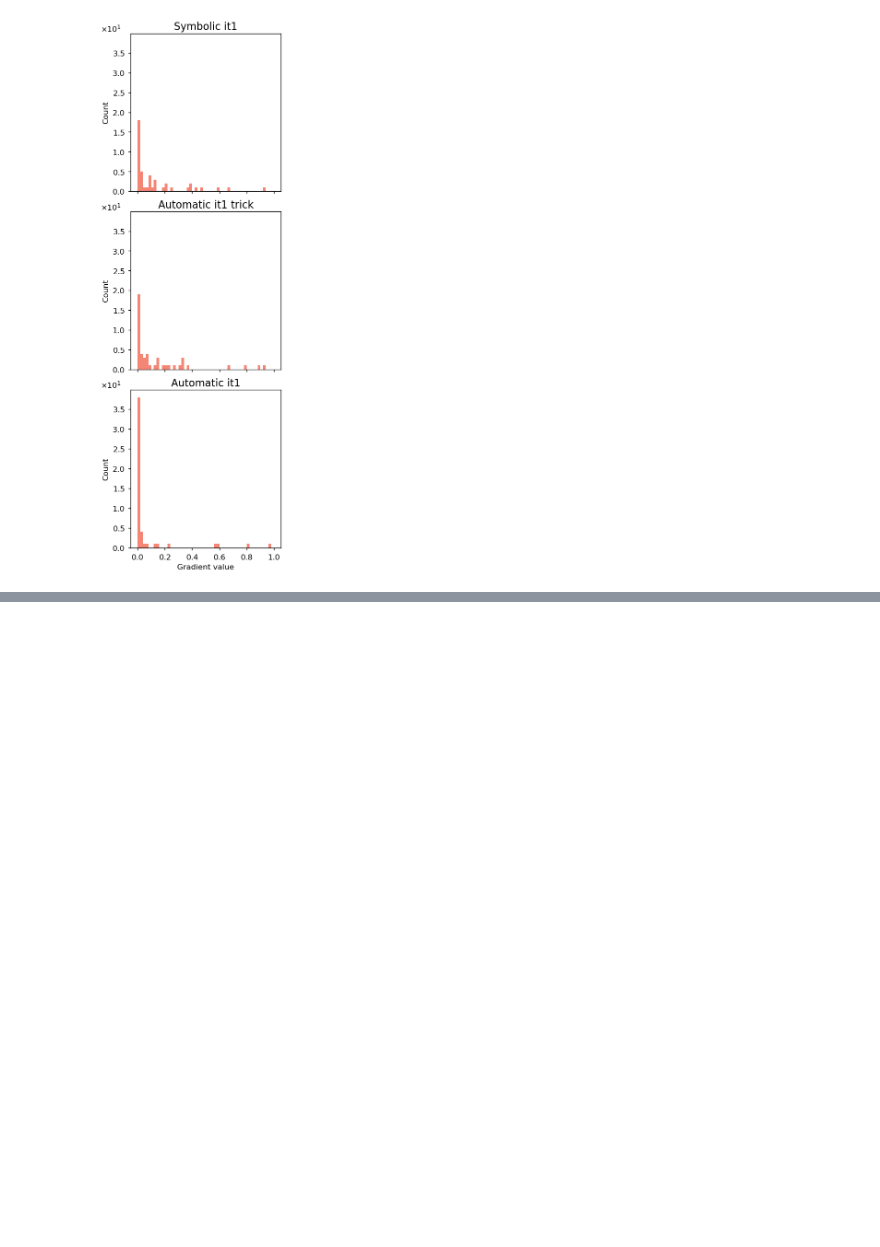
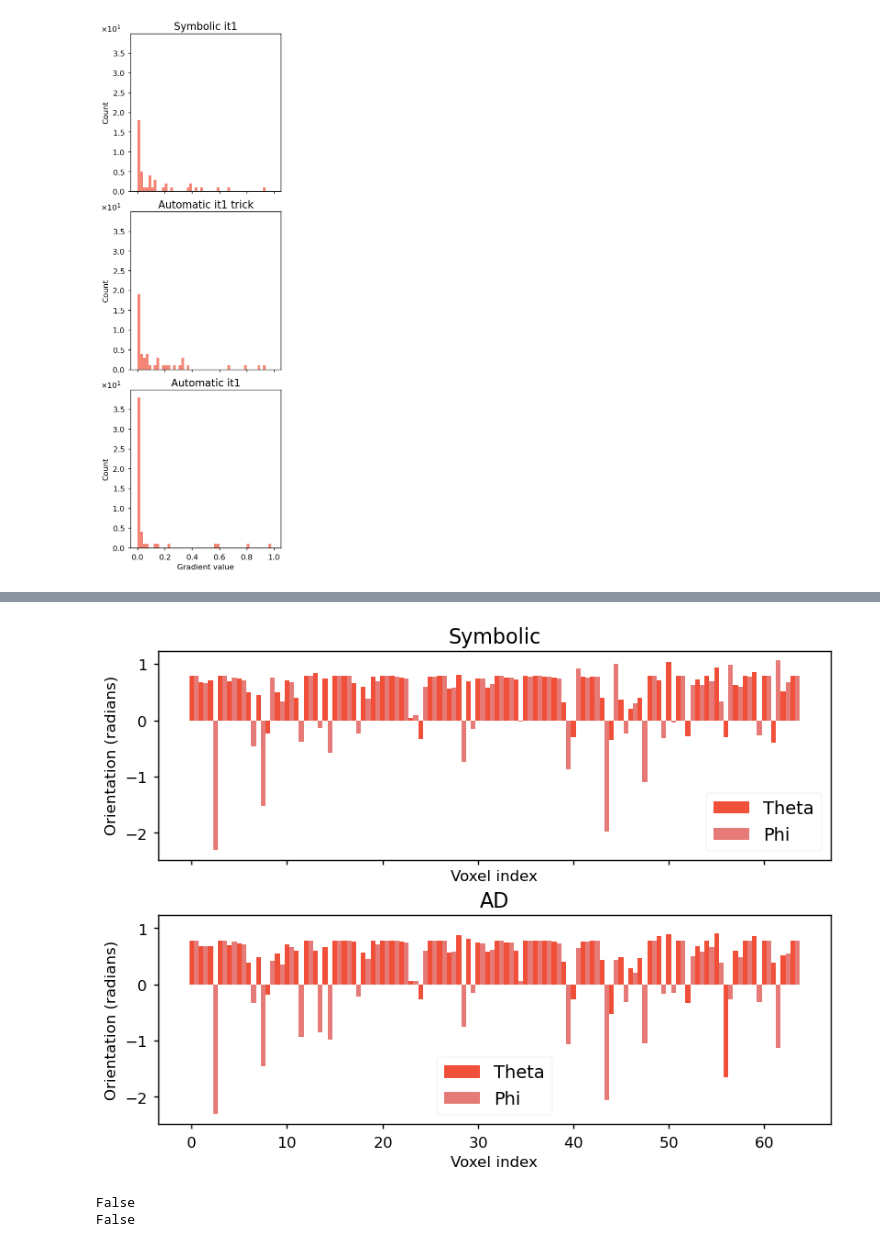
Before and after one commit to RubenDragland/XRD_CT, a Jupyter notebook: Plotting/debugging_notebook.ipynb, the cells around one changed output, grey strips where cells are left out. Saved outputs shown, nothing was run; the diff lists cells and outputs as text; code cells hidden in the pictures; blank space fills up the shorter version.

```diff
--- a/Plotting/debugging_notebook.ipynb
+++ b/Plotting/debugging_notebook.ipynb
@@ -89,0 +156,10 @@ plot_visualisation_grads(paths, keys, titles, range = (1e-9, 1), bins = 50)
+# %%
+plot_debugging_orientations(paths, ["Symbolic", "AD"], shape = (2,1))
+# %% [output]
+[figure, added]
+# %%
+print( np.allclose( scipy.io.loadmat(paths[0])["s"]["theta"][0,0][0,0][0], scipy.io.loadmat(paths[1])["s"]["theta"][0,0][0,0][0] ) )
+print( np.allclose( scipy.io.loadmat(paths[0])["s"]["phi"][0,0][0,0][0], scipy.io.loadmat(paths[1])["s"]["phi"][0,0][0,0][0] ) )
+# %% [output]
+False
+False
```
Also changed, not shown: parts of 9 cells of this notebook, 6 other files.
